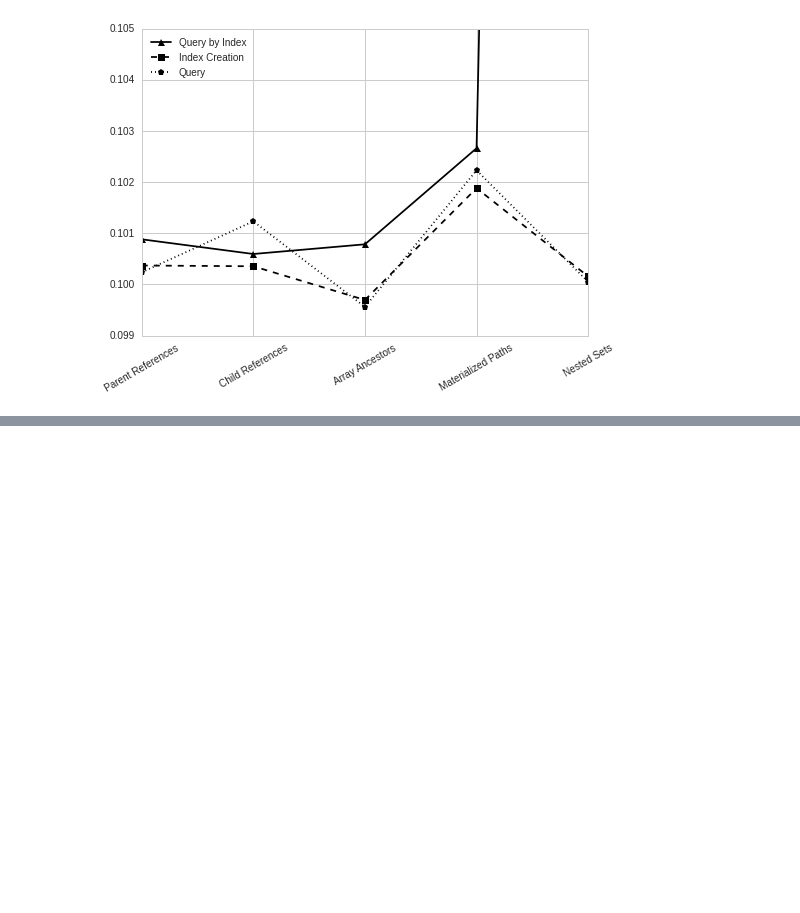
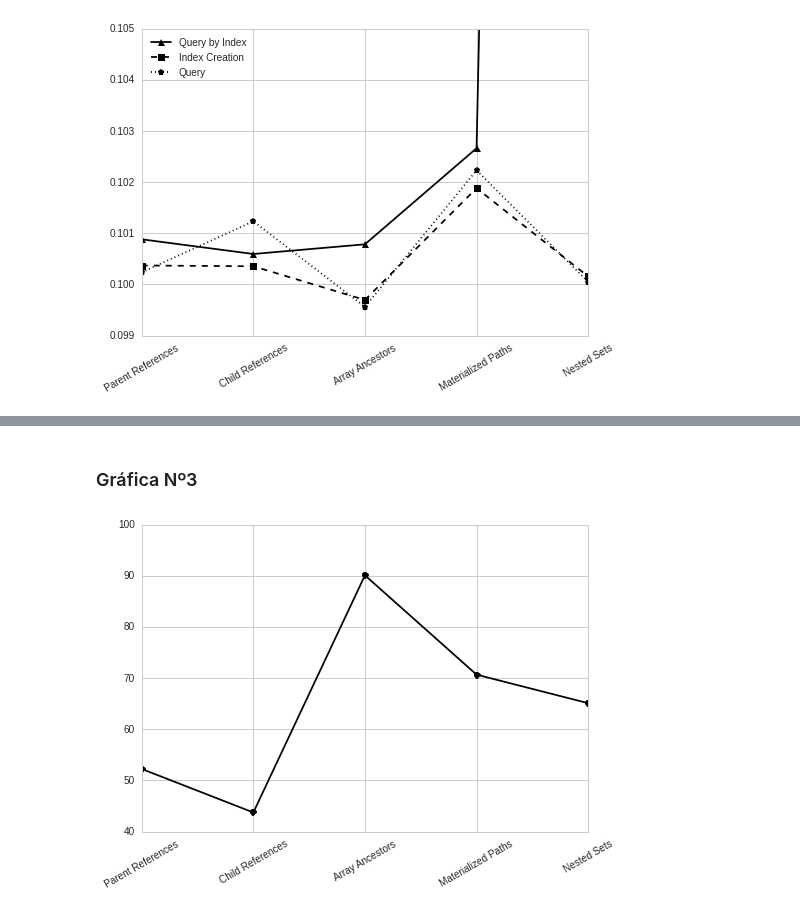
Before and after one commit to miltonlab/pyresearch, a Jupyter notebook: trees-mongodb/Trees NOSQL MongoDB.ipynb, the cells around one changed output, grey strips where cells are left out. Drawn from its saved outputs; the diff is of its cells as text; code cells hidden in the pictures; blank space fills up the shorter version.

```diff
--- a/trees-mongodb/Trees NOSQL MongoDB.ipynb
+++ b/trees-mongodb/Trees NOSQL MongoDB.ipynb
@@ -529,0 +554,5 @@ results2 = pd.DataFrame()
+# %%
+# Taked from MongoLab dashboard
+sizes = pd.Series([52.23, 43.72, 90.09, 70.67, 65.09])
+results3 = pd.DataFrame({"Pattern" : results.Pattern, "Size" :sizes})
+results3
@@ -529,0 +566,12 @@ results2 = pd.DataFrame()
+# %% [markdown]
+### Gráfica Nº3
+# %%
+plt.plot(results3.Size, 'ko-', label="Size KB")
+# Inreasing y limit to major vaisualization
+#plt.ylim(0.09900, 0.105)
+# Setting pattern names at x axis
+plt.xticks([0,1,2,3,4], results3.Pattern.tolist(), rotation='30')
+#plt.legend(loc=2)
+plt.savefig('images/sizes.png')
+# %% [output]
+[figure, added]
```
Also changed, not shown: parts of 7 cells of this notebook, 2 other files.
